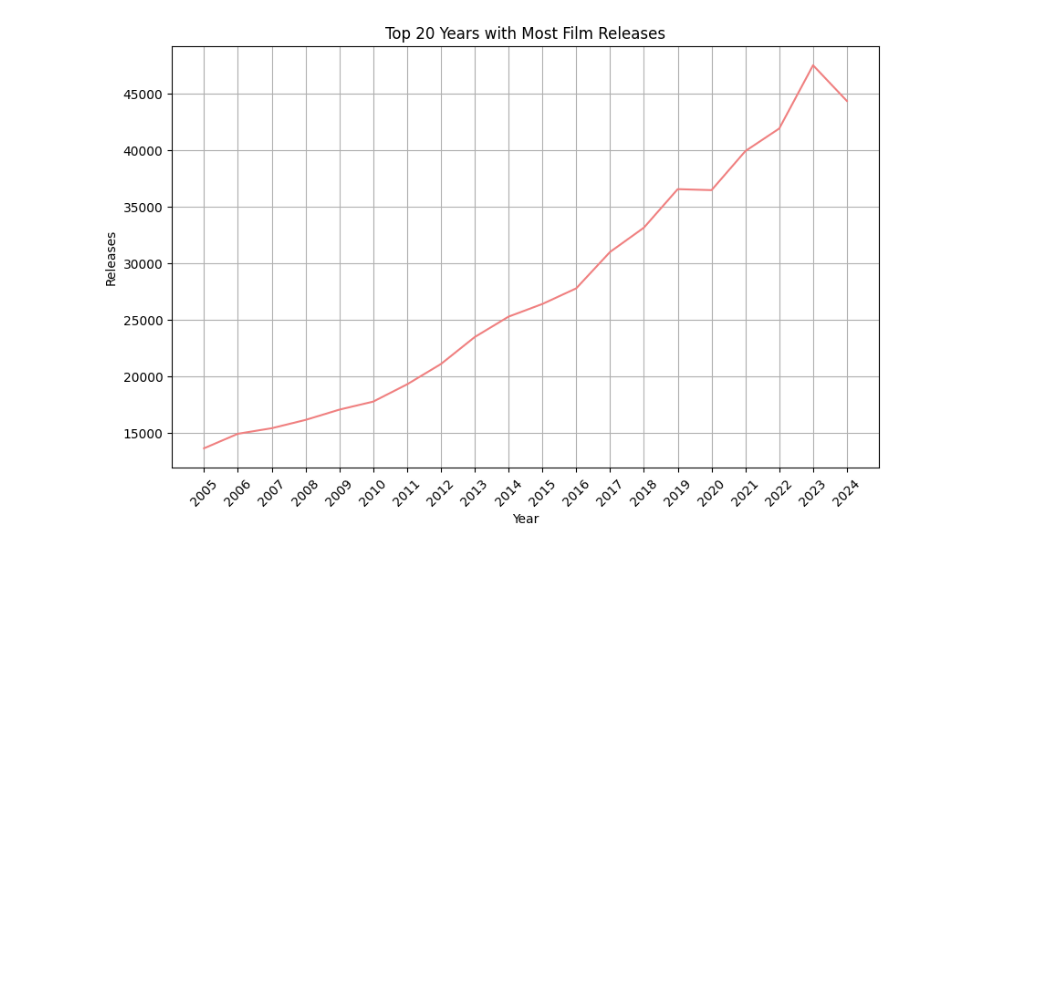
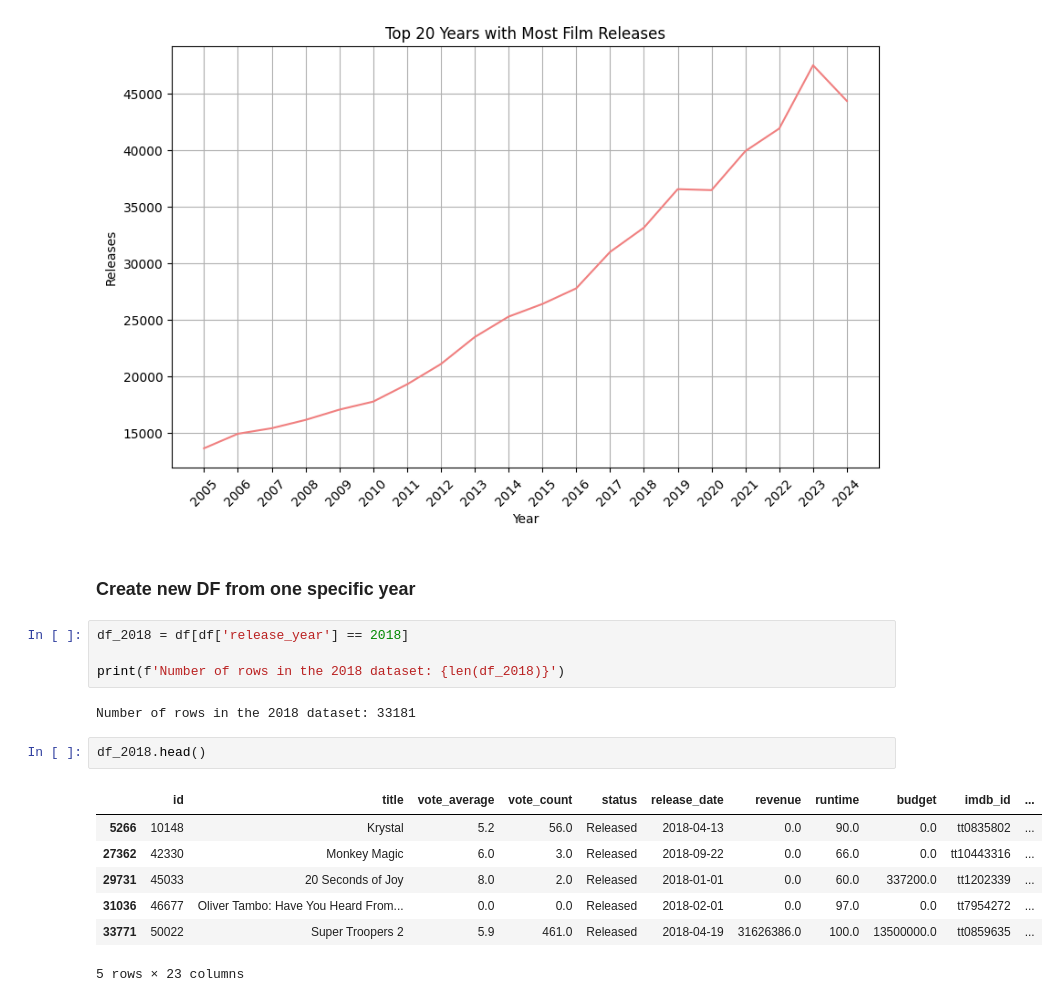
Before and after one commit to bruhu/film-sentiment-analysis, a Jupyter notebook: notebooks/tmdb_data.ipynb, the cells around one changed output. Saved outputs shown, nothing was run; the diff lists cells and outputs as text; blank space fills up the shorter version.

```diff
--- a/notebooks/tmdb_data.ipynb
+++ b/notebooks/tmdb_data.ipynb
@@ -131,3 +131,21 @@ plt.grid(True)
 plt.show()
 # %% [output]
 [figure]
+# %% [markdown]
+### Create new DF from one specific year
+# %%
+df_2018 = df[df['release_year'] == 2018]
+
+print(f'Number of rows in the 2018 dataset: {len(df_2018)}')
+# %% [output]
+Number of rows in the 2018 dataset: 33181
+# %%
+df_2018.head()
+# %% [output]
+|  | id | title | vote_average | vote_count | status | release_date | revenue | runtime | budget | imdb_id | ... |
+| 5266 | 10148 | Krystal | 5.2 | 56.0 | Released | 2018-04-13 | 0.0 | 90.0 | 0.0 | tt0835802 | ... |
+| 27362 | 42330 | Monkey Magic | 6.0 | 3.0 | Released | 2018-09-22 | 0.0 | 66.0 | 0.0 | tt10443316 | ... |
+| 29731 | 45033 | 20 Seconds of Joy | 8.0 | 2.0 | Released | 2018-01-01 | 0.0 | 60.0 | 337200.0 | tt1202339 | ... |
+| 31036 | 46677 | Oliver Tambo: Have You Heard From... | 0.0 | 0.0 | Released | 2018-02-01 | 0.0 | 97.0 | 0.0 | tt7954272 | ... |
+| 33771 | 50022 | Super Troopers 2 | 5.9 | 461.0 | Released | 2018-04-19 | 31626386.0 | 100.0 | 13500000.0 | tt0859635 | ... |
+5 rows × 23 columns
```
